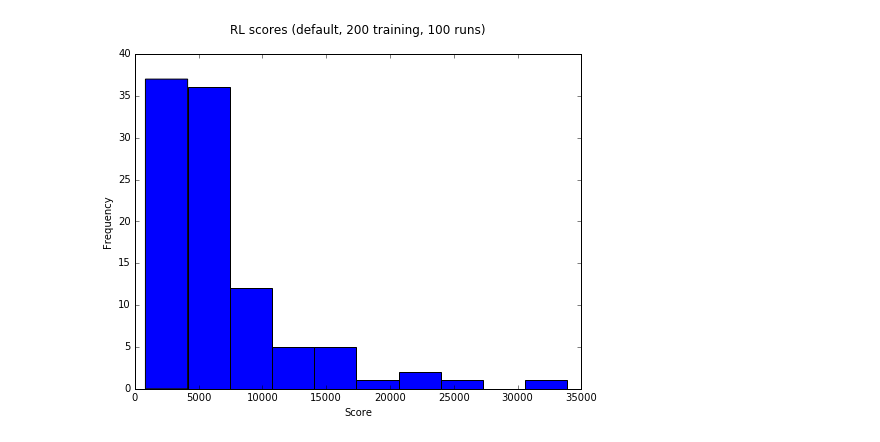
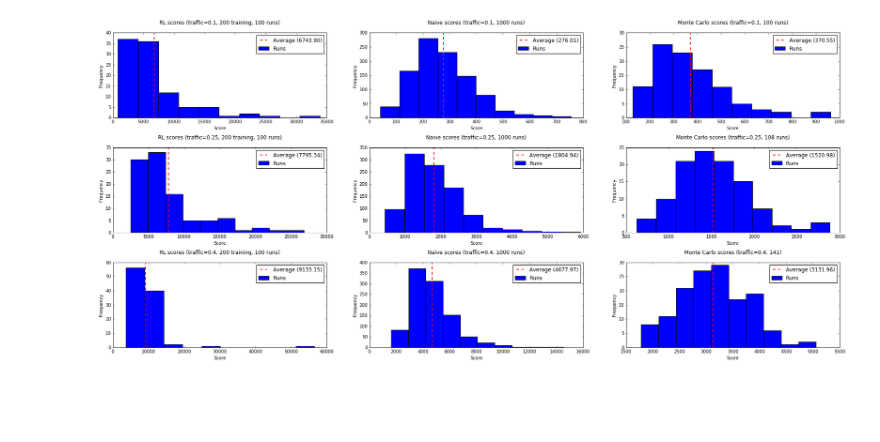
Before and after one commit to UlyssesInvictus/cs182-elevator-project, a Jupyter notebook: graph_scratch.ipynb, the cells around one changed output. Saved outputs shown, nothing was run; the diff lists cells and outputs as text; code cells hidden in the pictures; blank space fills up the shorter version.

Commit message:
Add final graph generating code

```diff
--- a/graph_scratch.ipynb
+++ b/graph_scratch.ipynb
@@ -13,6 +13,7 @@ from IPython.display import display
 f = open('elevator/scores.txt', 'r')
 naive_scores = []
 rl_scores = []
+mc_scores = []
 while True:
     params = f.readline()
     if not params:
@@ -20,18 +21,18 @@ while True:
     scores = [-float(x.strip().split('\r\n')[0]) for x in f.readline().split(',')]
     if 'RL' in params:
         rl_scores += [(params, scores)]
+    elif 'Monte' in params:
+        mc_scores += [(params, scores)]
     else:
         naive_scores += [(params, scores)]
 f.close()
 # %%
-def hist_scores(title, scores):
-    fig = plt.figure(figsize=(8, 6))
-    plt.hist(scores)
-    plt.title(title)
-    plt.xlabel('Score')
-    plt.ylabel('Frequency')
-    plt.axvline(np.mean(scores), color='r', linestyle='dashed', linewidth=2)
-    plt.show()
+def hist_scores(title, scores, ax):
+    ax.hist(scores)
+    ax.set_title(title)
+    ax.set_xlabel('Score')
+    ax.set_ylabel('Frequency')
+    ax.axvline(np.mean(scores), color='r', linestyle='dashed', linewidth=2)
+    ax.legend(['Average (%.2f)' % np.mean(scores), 'Runs'])
+    return ax
+#     plt.show()
-# %%
-for title, scores in naive_scores:
-    hist_scores(title, scores)
@@ -41,5 +39,12 @@ for title, scores in naive_scores:
-# %%
-for title, scores in rl_scores:
-    hist_scores(title, scores)
-# %% [output]
-[figure, removed]
+# %%
+fig, ax = plt.subplots(3, 3, figsize = (30,13))
+col = 0
+for score_groups in [rl_scores, naive_scores, mc_scores]:
+    row = 0
+    for title, scores in score_groups:
+        ax[row, col] = hist_scores(title, scores, ax[row, col])
+        row += 1
+    col += 1
+fig.subplots_adjust(hspace=.35)
+# %% [output]
+[figure, added]
```
Also changed, not shown: parts of 1 cell of this notebook, 8 other files.
